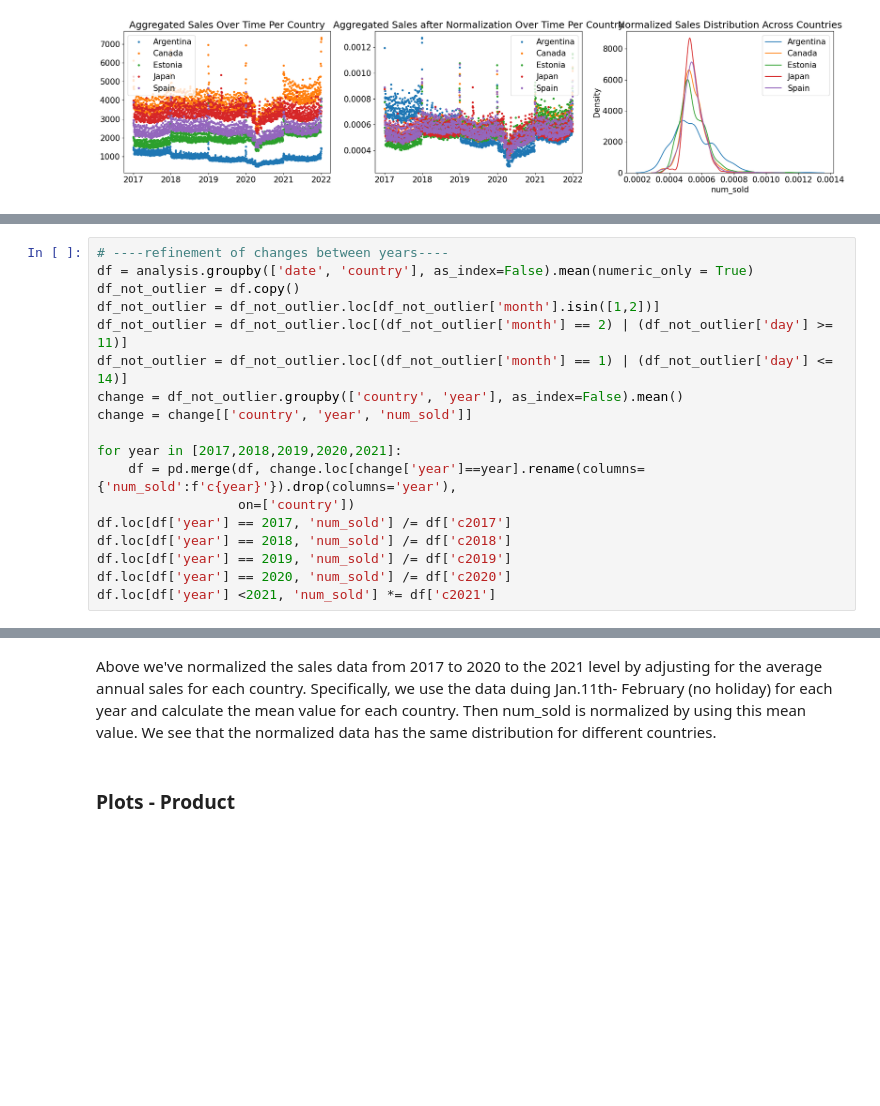
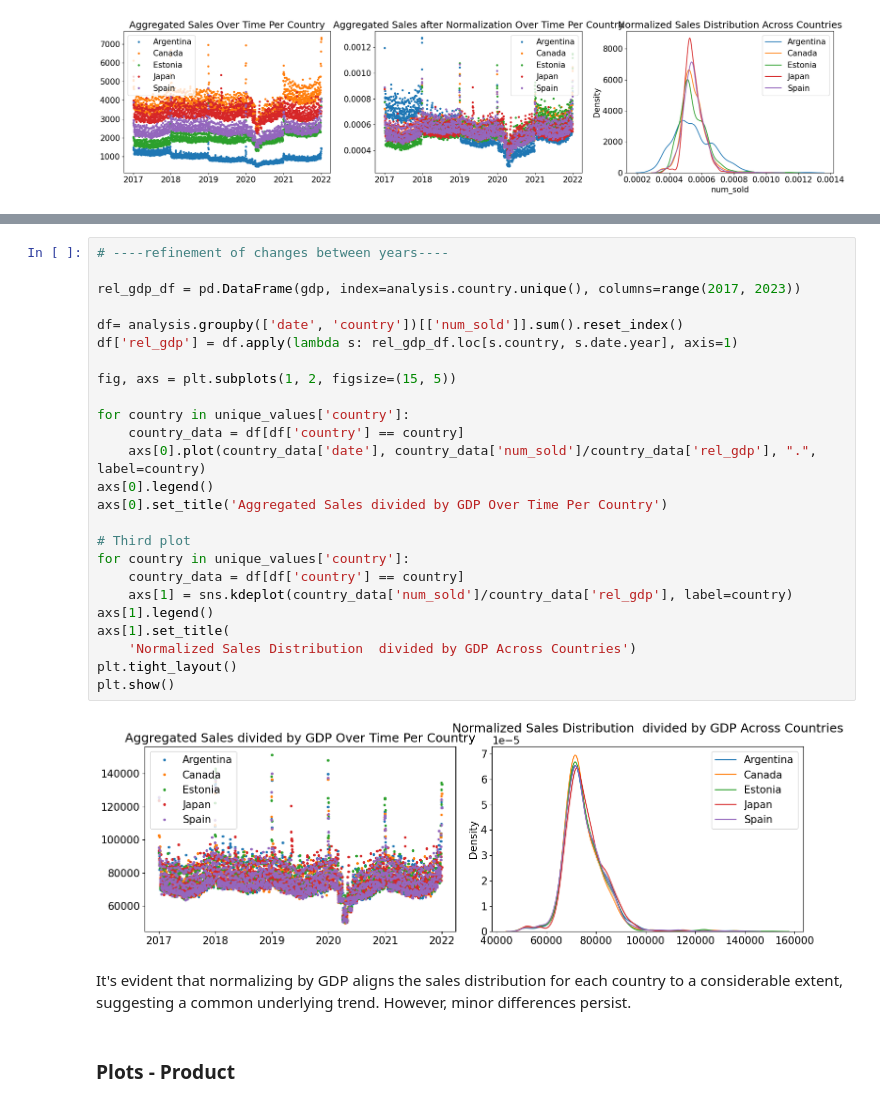
Before and after one commit to philippmoehl/sales_forecasting, a Jupyter notebook: notebooks/explore.ipynb, the cells around one changed output, grey strips where cells are left out. Saved outputs shown, nothing was run; the diff lists cells and outputs as text; blank space fills up the shorter version.

```diff
--- a/notebooks/explore.ipynb
+++ b/notebooks/explore.ipynb
@@ -150,20 +150,2 @@ We can assume that sales in 2022 will follow a similar trend to that of 2021. By
 
 This approach offers us a valuable strategy to refine our predictive model and optimize sales forecasts for the upcoming year, 2022.
-# %%
-# ----refinement of changes between years----
-df = analysis.groupby(['date', 'country'], as_index=False).mean(numeric_only = True)
-df_not_outlier = df.copy()
-df_not_outlier = df_not_outlier.loc[df_not_outlier['month'].isin([1,2])]
-df_not_outlier = df_not_outlier.loc[(df_not_outlier['month'] == 2) | (df_not_outlier['day'] >= 11)]
-df_not_outlier = df_not_outlier.loc[(df_not_outlier['month'] == 1) | (df_not_outlier['day'] <= 14)]
-change = df_not_outlier.groupby(['country', 'year'], as_index=False).mean()
-change = change[['country', 'year', 'num_sold']]
-
-for year in [2017,2018,2019,2020,2021]:
-    df = pd.merge(df, change.loc[change['year']==year].rename(columns={'num_sold':f'c{year}'}).drop(columns='year'),
-                  on=['country'])
-df.loc[df['year'] == 2017, 'num_sold'] /= df['c2017']
-df.loc[df['year'] == 2018, 'num_sold'] /= df['c2018']
-df.loc[df['year'] == 2019, 'num_sold'] /= df['c2019']
-df.loc[df['year'] == 2020, 'num_sold'] /= df['c2020']
-df.loc[df['year'] <2021, 'num_sold'] *= df['c2021']
@@ -197,5 +173,32 @@ plt.show()
+# %%
+# ----refinement of changes between years----
+
+rel_gdp_df = pd.DataFrame(gdp, index=analysis.country.unique(), columns=range(2017, 2023))
+
+df= analysis.groupby(['date', 'country'])[['num_sold']].sum().reset_index()
+df['rel_gdp'] = df.apply(lambda s: rel_gdp_df.loc[s.country, s.date.year], axis=1)
+
+fig, axs = plt.subplots(1, 2, figsize=(15, 5))
+
+for country in unique_values['country']:
+    country_data = df[df['country'] == country]
+    axs[0].plot(country_data['date'], country_data['num_sold']/country_data['rel_gdp'], ".", label=country)
+axs[0].legend()
+axs[0].set_title('Aggregated Sales divided by GDP Over Time Per Country')
+
+# Third plot
+for country in unique_values['country']:
+    country_data = df[df['country'] == country]
+    axs[1] = sns.kdeplot(country_data['num_sold']/country_data['rel_gdp'], label=country)
+axs[1].legend()
+axs[1].set_title(
+    'Normalized Sales Distribution  divided by GDP Across Countries')
+plt.tight_layout()
+plt.show()
+# %% [output]
+[figure, added]
 # %% [markdown]
-Above we've normalized the sales data from 2017 to 2020 to the 2021 level by adjusting for the average annual sales for each country. Specifically, we use the data duing Jan.11th- February (no holiday) for each year and calculate the mean value for each country. Then num_sold is normalized by using this mean value. We see that the normalized data has the same distribution for different countries.
+It's evident that normalizing by GDP aligns the sales distribution for each country to a considerable extent, suggesting a common underlying trend. However, minor differences persist.
 # %% [markdown]
 ### Plots - Product
 # %%
```
Also changed, not shown: parts of 5 cells of this notebook, 2 other files.
